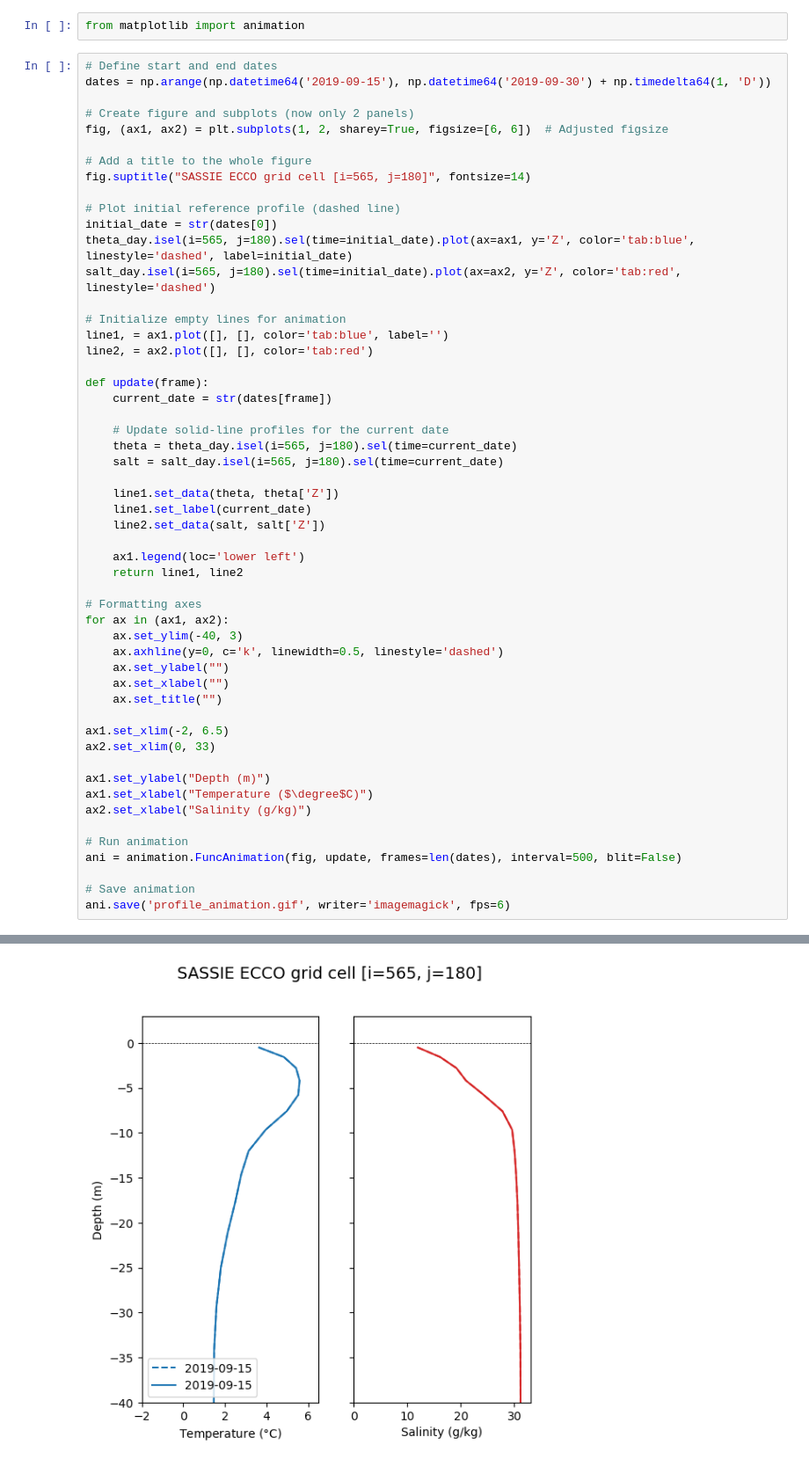
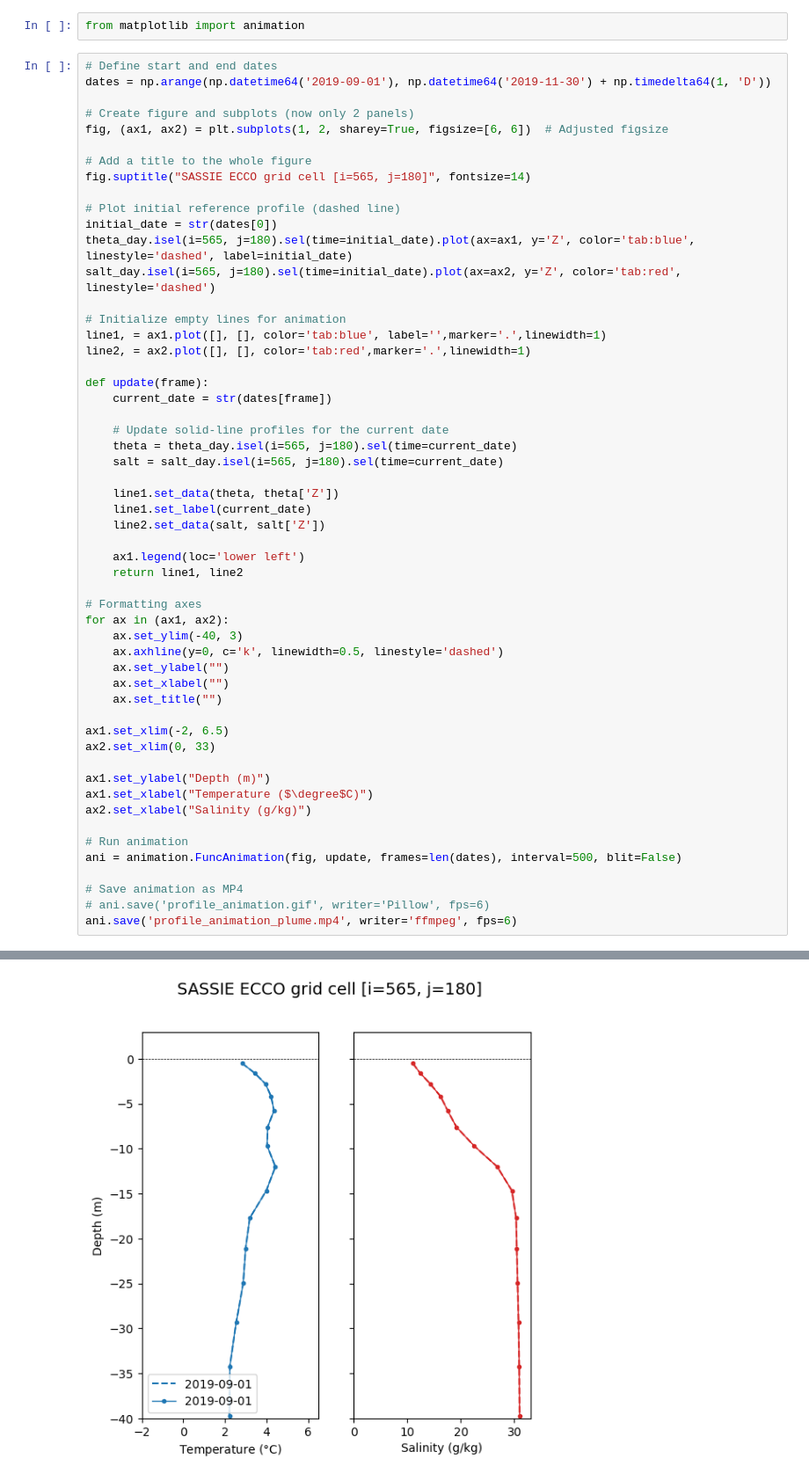
Before and after one commit to mjzahn/SASSIE_ECCO_salinity_stratification, a Jupyter notebook: notebooks/10_depth_profile_exploration.ipynb, the cells around one changed output, grey strips where cells are left out. Shown at 88% size. Drawn from its saved outputs; the diff is of its cells as text.

Commit message:
profile mp4

```diff
--- a/notebooks/10_depth_profile_exploration.ipynb
+++ b/notebooks/10_depth_profile_exploration.ipynb
@@ -131,7 +131,7 @@ ax3.set_xlabel("Density (kg m$^{-3}$)");
 from matplotlib import animation
 # %%
 # Define start and end dates
-dates = np.arange(np.datetime64('2019-09-15'), np.datetime64('2019-09-30') + np.timedelta64(1, 'D'))
+dates = np.arange(np.datetime64('2019-09-01'), np.datetime64('2019-11-30') + np.timedelta64(1, 'D'))
 
 # Create figure and subplots (now only 2 panels)
 fig, (ax1, ax2) = plt.subplots(1, 2, sharey=True, figsize=[6, 6])  # Adjusted figsize
@@ -145,8 +145,8 @@ theta_day.isel(i=565, j=180).sel(time=initial_date).plot(ax=ax1, y='Z', color='t
 salt_day.isel(i=565, j=180).sel(time=initial_date).plot(ax=ax2, y='Z', color='tab:red', linestyle='dashed')
 
 # Initialize empty lines for animation
-line1, = ax1.plot([], [], color='tab:blue', label='')
-line2, = ax2.plot([], [], color='tab:red')
+line1, = ax1.plot([], [], color='tab:blue', label='',marker='.',linewidth=1)
+line2, = ax2.plot([], [], color='tab:red',marker='.',linewidth=1)
 
 def update(frame):
     current_date = str(dates[frame])
@@ -180,6 +180,7 @@ ax2.set_xlabel("Salinity (g/kg)")
 # Run animation
 ani = animation.FuncAnimation(fig, update, frames=len(dates), interval=500, blit=False)
 
-# Save animation
-ani.save('profile_animation.gif', writer='imagemagick', fps=6)
+# Save animation as MP4
+# ani.save('profile_animation.gif', writer='Pillow', fps=6)
+ani.save('profile_animation_plume.mp4', writer='ffmpeg', fps=6)
 # %% [output]
@@ -187 +187 @@ MovieWriter imagemagick unavailable; using Pillow instead.
-[figure, old version]
+[figure, new version]
```
Also changed, not shown: parts of 2 cells of this notebook, 2 other files.
